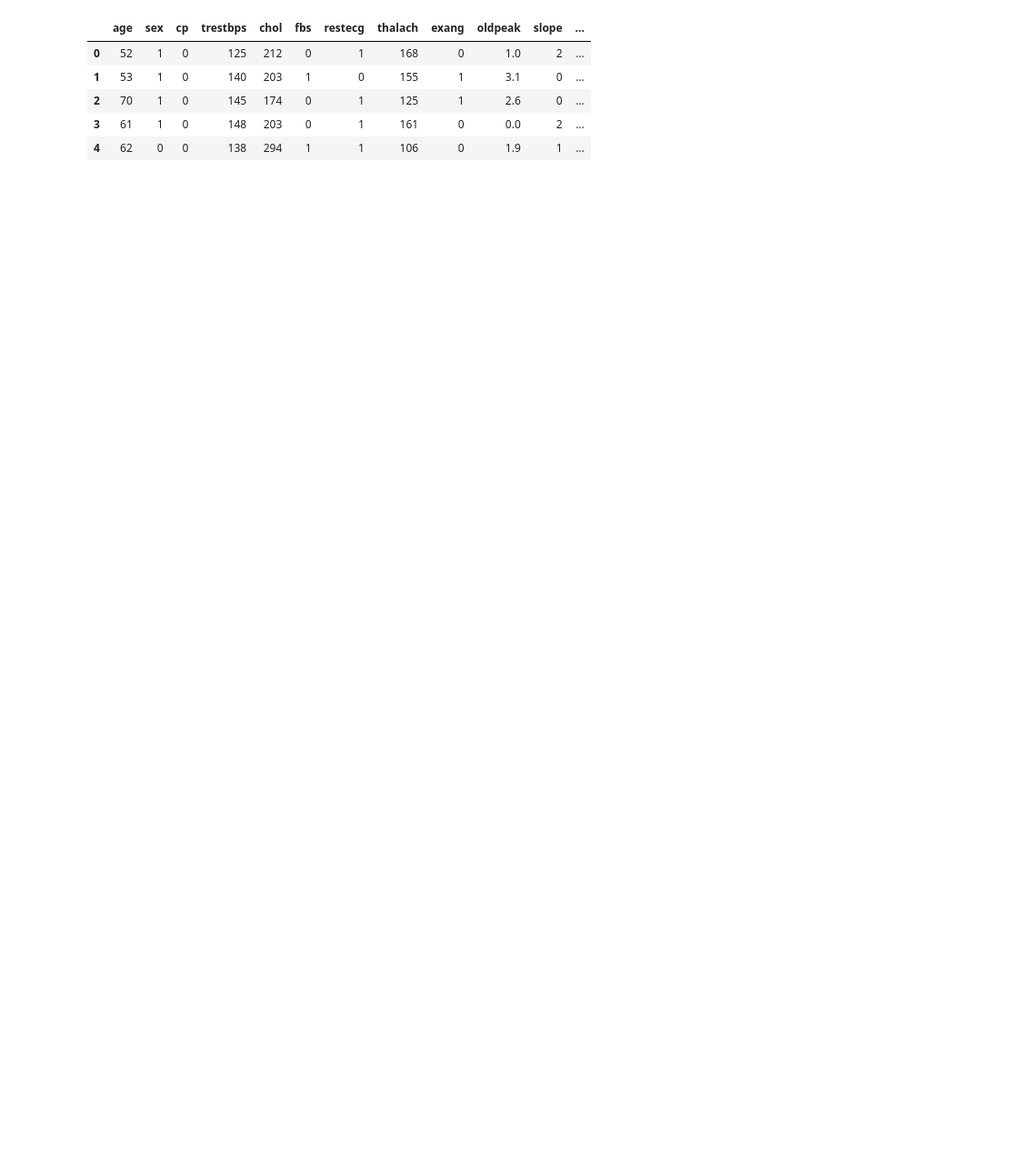
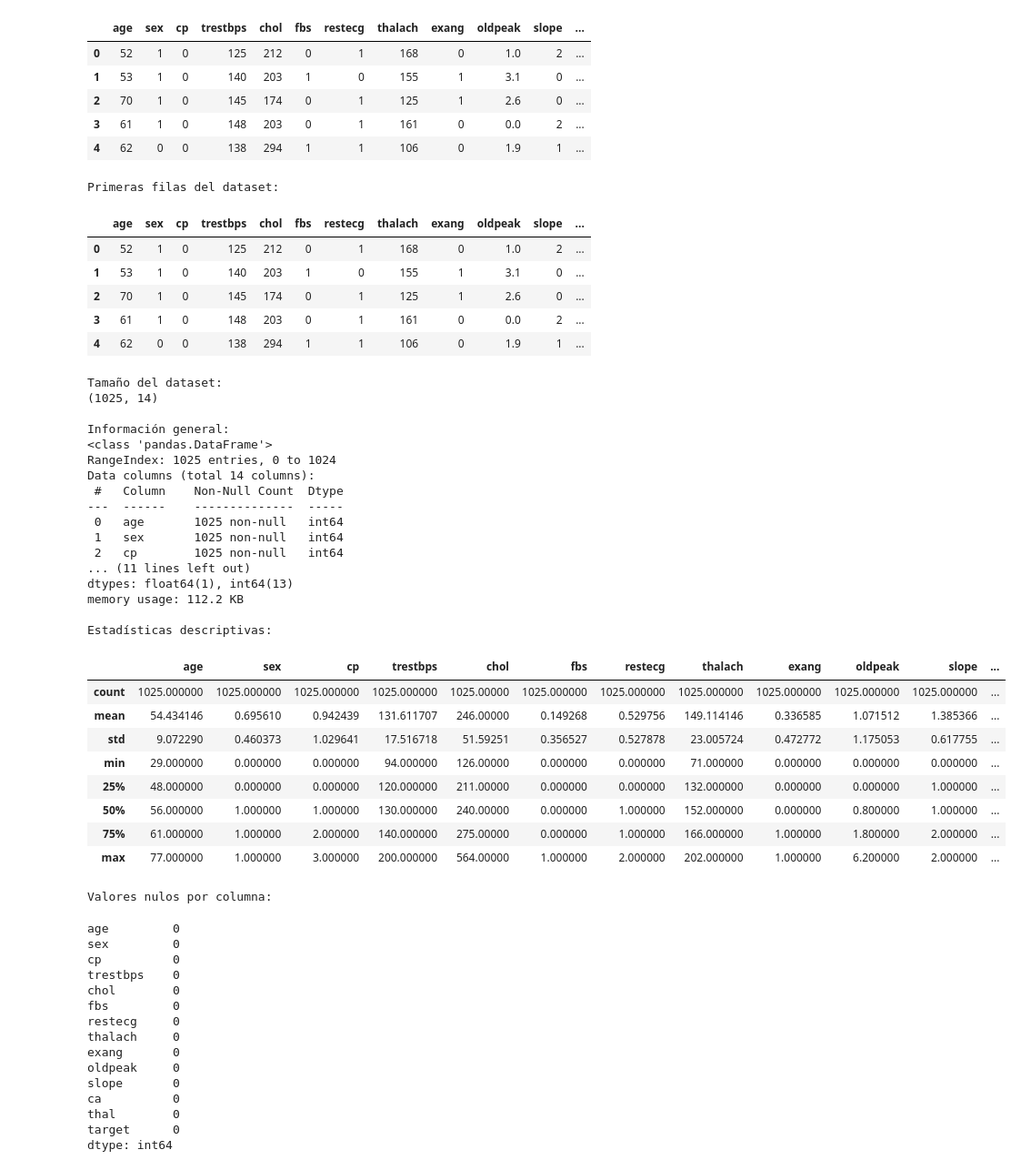
Before and after one commit to SalvadorCM786/modulo3-prediccion-de-enfermedad-cardiaca-ml, a Jupyter notebook: modulo3_prediccion_de_enfermedad_cardiaca_ml.ipynb, the cells around one changed output. Shown at 91% size. Cells and saved outputs as stored; diff of their text form; code cells hidden in the pictures; blank space fills up the shorter version.

```diff
--- a/modulo3_prediccion_de_enfermedad_cardiaca_ml.ipynb
+++ b/modulo3_prediccion_de_enfermedad_cardiaca_ml.ipynb
@@ -61,3 +61,72 @@ df.head()
 | 2 | 70 | 1 | 0 | 145 | 174 | 0 | 1 | 125 | 1 | 2.6 | 0 | ... |
 | 3 | 61 | 1 | 0 | 148 | 203 | 0 | 1 | 161 | 0 | 0.0 | 2 | ... |
 | 4 | 62 | 0 | 0 | 138 | 294 | 1 | 1 | 106 | 0 | 1.9 | 1 | ... |
+# %%
+# ==============================
+# Exploración inicial del dataset
+# ==============================
+
+print("Primeras filas del dataset:")
+display(df.head())
+
+print("\nTamaño del dataset:")
+print(df.shape)
+
+print("\nInformación general:")
+df.info()
+
+print("\nEstadísticas descriptivas:")
+display(df.describe())
+
+print("\nValores nulos por columna:")
+display(df.isnull().sum())
+# %% [output]
+Primeras filas del dataset:
+|  | age | sex | cp | trestbps | chol | fbs | restecg | thalach | exang | oldpeak | slope | ... |
+| 0 | 52 | 1 | 0 | 125 | 212 | 0 | 1 | 168 | 0 | 1.0 | 2 | ... |
+| 1 | 53 | 1 | 0 | 140 | 203 | 1 | 0 | 155 | 1 | 3.1 | 0 | ... |
+| 2 | 70 | 1 | 0 | 145 | 174 | 0 | 1 | 125 | 1 | 2.6 | 0 | ... |
+| 3 | 61 | 1 | 0 | 148 | 203 | 0 | 1 | 161 | 0 | 0.0 | 2 | ... |
+| 4 | 62 | 0 | 0 | 138 | 294 | 1 | 1 | 106 | 0 | 1.9 | 1 | ... |
+Tamaño del dataset:
+(1025, 14)
+
+Información general:
+<class 'pandas.DataFrame'>
+RangeIndex: 1025 entries, 0 to 1024
+Data columns (total 14 columns):
+ #   Column    Non-Null Count  Dtype
+---  ------    --------------  -----
+ 0   age       1025 non-null   int64
+ 1   sex       1025 non-null   int64
+ 2   cp        1025 non-null   int64
+... (11 lines left out)
+dtypes: float64(1), int64(13)
+memory usage: 112.2 KB
+
+Estadísticas descriptivas:
+|  | age | sex | cp | trestbps | chol | fbs | restecg | thalach | exang | oldpeak | slope | ... |
+| count | 1025.000000 | 1025.000000 | 1025.000000 | 1025.000000 | 1025.00000 | 1025.000000 | 1025.000000 | 1025.000000 | 1025.000000 | 1025.000000 | 1025.000000 | ... |
+| mean | 54.434146 | 0.695610 | 0.942439 | 131.611707 | 246.00000 | 0.149268 | 0.529756 | 149.114146 | 0.336585 | 1.071512 | 1.385366 | ... |
+| std | 9.072290 | 0.460373 | 1.029641 | 17.516718 | 51.59251 | 0.356527 | 0.527878 | 23.005724 | 0.472772 | 1.175053 | 0.617755 | ... |
+| min | 29.000000 | 0.000000 | 0.000000 | 94.000000 | 126.00000 | 0.000000 | 0.000000 | 71.000000 | 0.000000 | 0.000000 | 0.000000 | ... |
+| 25% | 48.000000 | 0.000000 | 0.000000 | 120.000000 | 211.00000 | 0.000000 | 0.000000 | 132.000000 | 0.000000 | 0.000000 | 1.000000 | ... |
+| 50% | 56.000000 | 1.000000 | 1.000000 | 130.000000 | 240.00000 | 0.000000 | 1.000000 | 152.000000 | 0.000000 | 0.800000 | 1.000000 | ... |
+| 75% | 61.000000 | 1.000000 | 2.000000 | 140.000000 | 275.00000 | 0.000000 | 1.000000 | 166.000000 | 1.000000 | 1.800000 | 2.000000 | ... |
+| max | 77.000000 | 1.000000 | 3.000000 | 200.000000 | 564.00000 | 1.000000 | 2.000000 | 202.000000 | 1.000000 | 6.200000 | 2.000000 | ... |
+Valores nulos por columna:
+age         0
+sex         0
+cp          0
+trestbps    0
+chol        0
+fbs         0
+restecg     0
+thalach     0
+exang       0
+oldpeak     0
+slope       0
+ca          0
+thal        0
+target      0
+dtype: int64
```
Also changed, not shown: parts of 3 cells of this notebook.
